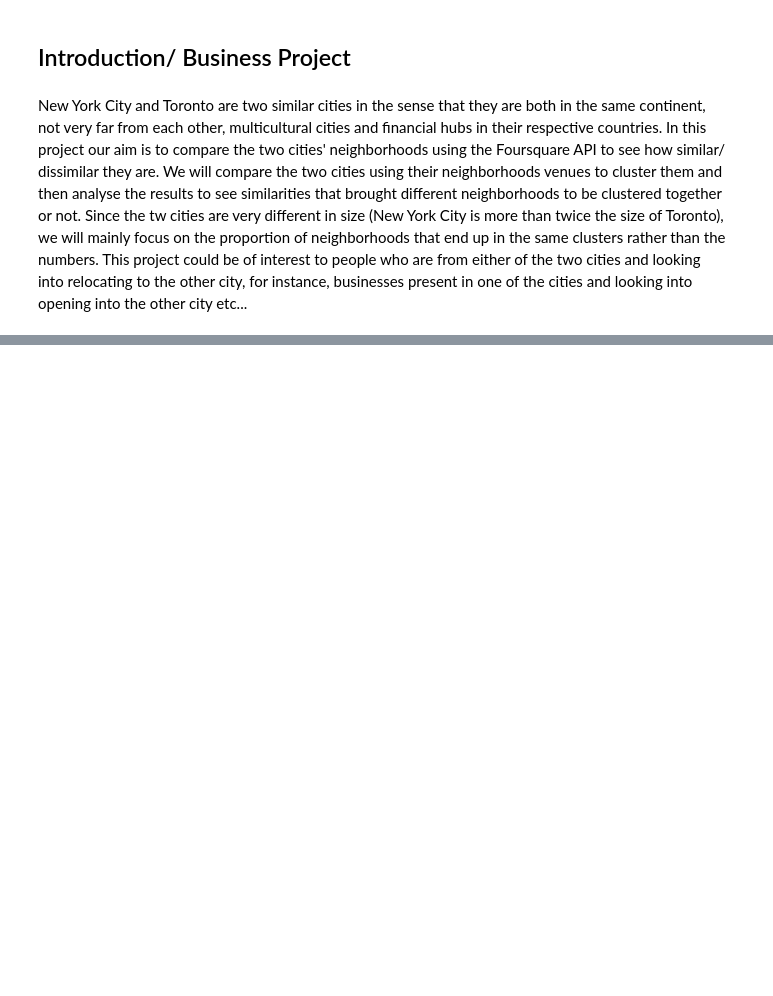
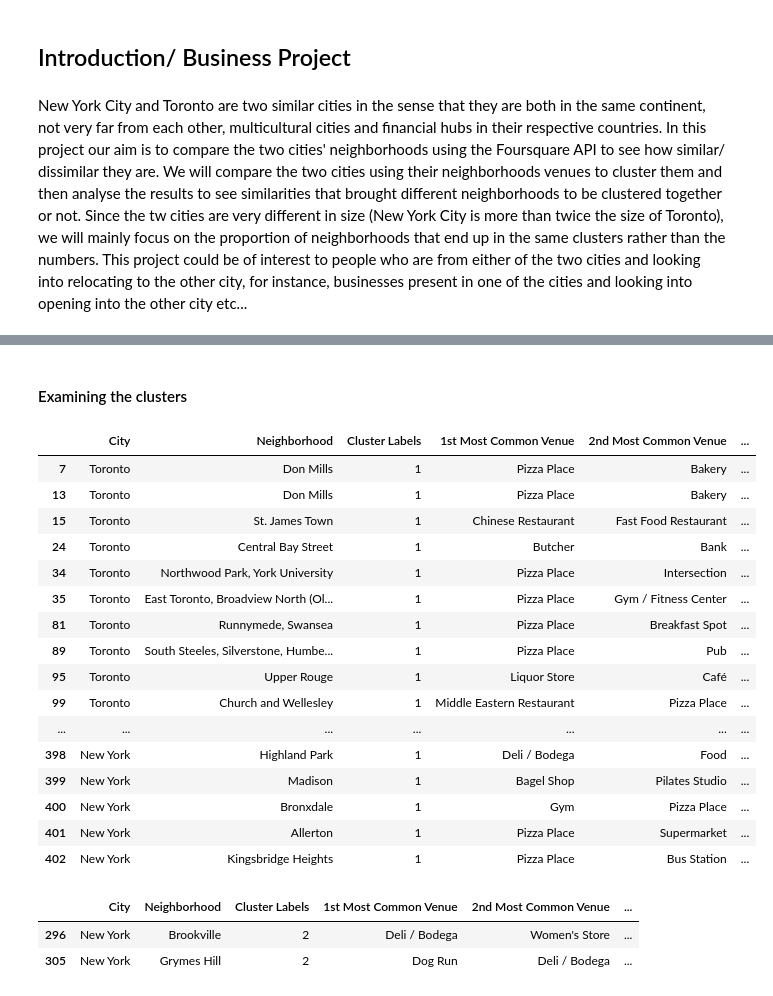
Before and after one commit to Hali-matou/Coursera-Capstone, a Jupyter notebook: Final_Project_HBA.ipynb, the cells around one changed output, grey strips where cells are left out. Saved outputs shown, nothing was run; the diff lists cells and outputs as text; code cells hidden in the pictures; blank space fills up the shorter version.

```diff
--- a/Final_Project_HBA.ipynb
+++ b/Final_Project_HBA.ipynb
@@ -66,0 +590,12 @@ Libraries imported.
+# %%
+# add clustering labels
+neighborhoods_venues_sorted.insert(0, 'Cluster Labels', kmeans.labels_)
+
+ny_t_merged = df_NY_toronto
+
+# merge toronto_grouped with toronto_data to add latitude/longitude for each neighborhood
+ny_t_merged = ny_t_merged.join(neighborhoods_venues_sorted.set_index('Neighborhood'), on='Neighborhood', how='inner').drop_duplicates()
+#x=neighborhoods_venues_sorted.join(ny_t_merged.set_index('Neighborhood'), on='Neighborhood')
+x = pd.merge( neighborhoods_venues_sorted,ny_t_merged, how='inner', on=['Neighborhood']).drop_duplicates()
+
+ny_t_merged.head() # check the last columns!
@@ -66,0 +617,3 @@ Libraries imported.
+# %%
+ny_t_merged.dropna(inplace=True)
+ny_t_merged.shape
@@ -66,0 +622,2 @@ Libraries imported.
+# %%
+ny_t_merged['Cluster Labels']=ny_t_merged['Cluster Labels'].astype(int)
@@ -66,0 +688,2 @@ Libraries imported.
+# %% [markdown]
+#### Examining the clusters
@@ -66,0 +692,28 @@ Libraries imported.
+# %%
+g2=ny_t_merged.loc[ny_t_merged['Cluster Labels'] == 1, ny_t_merged.columns[[1,4] + list(range(5, ny_t_merged.shape[1]))]]
+g2
+# %% [output]
+|  | City | Neighborhood | Cluster Labels | 1st Most Common Venue | 2nd Most Common Venue | ... |
+| 7 | Toronto | Don Mills | 1 | Pizza Place | Bakery | ... |
+| 13 | Toronto | Don Mills | 1 | Pizza Place | Bakery | ... |
+| 15 | Toronto | St. James Town | 1 | Chinese Restaurant | Fast Food Restaurant | ... |
+| 24 | Toronto | Central Bay Street | 1 | Butcher | Bank | ... |
+| 34 | Toronto | Northwood Park, York University | 1 | Pizza Place | Intersection | ... |
+| 35 | Toronto | East Toronto, Broadview North (Ol... | 1 | Pizza Place | Gym / Fitness Center | ... |
+| 81 | Toronto | Runnymede, Swansea | 1 | Pizza Place | Breakfast Spot | ... |
+| 89 | Toronto | South Steeles, Silverstone, Humbe... | 1 | Pizza Place | Pub | ... |
+| 95 | Toronto | Upper Rouge | 1 | Liquor Store | Café | ... |
+| 99 | Toronto | Church and Wellesley | 1 | Middle Eastern Restaurant | Pizza Place | ... |
+| ... | ... | ... | ... | ... | ... | ... |
+| 398 | New York | Highland Park | 1 | Deli / Bodega | Food | ... |
+| 399 | New York | Madison | 1 | Bagel Shop | Pilates Studio | ... |
+| 400 | New York | Bronxdale | 1 | Gym | Pizza Place | ... |
+| 401 | New York | Allerton | 1 | Pizza Place | Supermarket | ... |
+| 402 | New York | Kingsbridge Heights | 1 | Pizza Place | Bus Station | ... |
+# %%
+g3=ny_t_merged.loc[ny_t_merged['Cluster Labels'] == 2, ny_t_merged.columns[[1,4] + list(range(5, ny_t_merged.shape[1]))]]
+g3
+# %% [output]
+|  | City | Neighborhood | Cluster Labels | 1st Most Common Venue | 2nd Most Common Venue | ... |
+| 296 | New York | Brookville | 2 | Deli / Bodega | Women's Store | ... |
+| 305 | New York | Grymes Hill | 2 | Dog Run | Deli / Bodega | ... |
```
Also changed, not shown: parts of 100 cells of this notebook.
